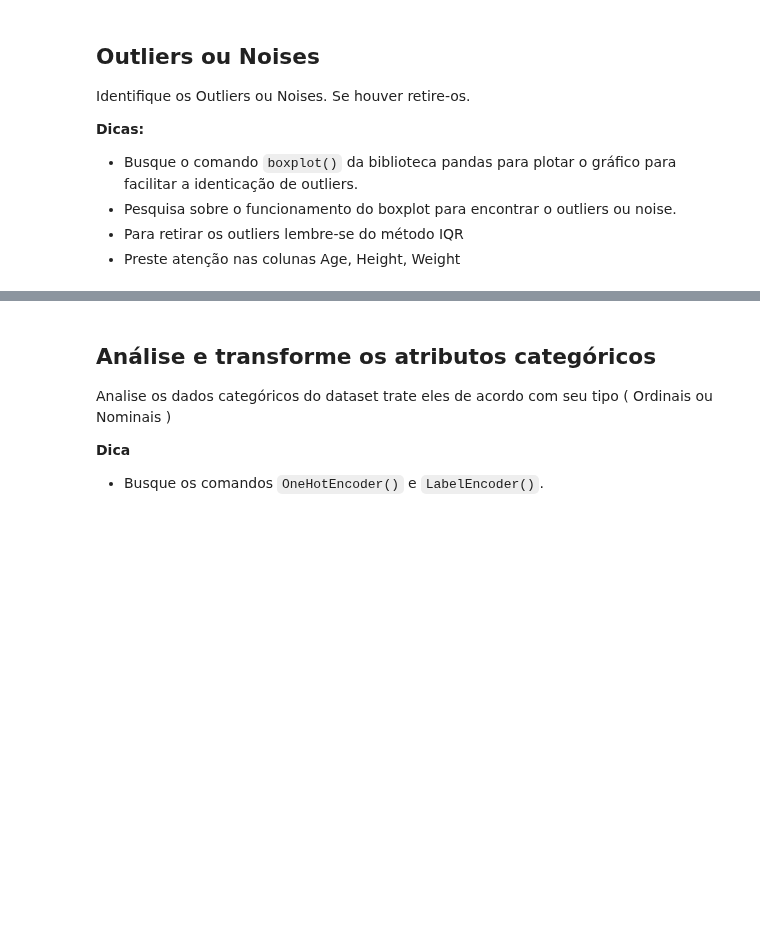
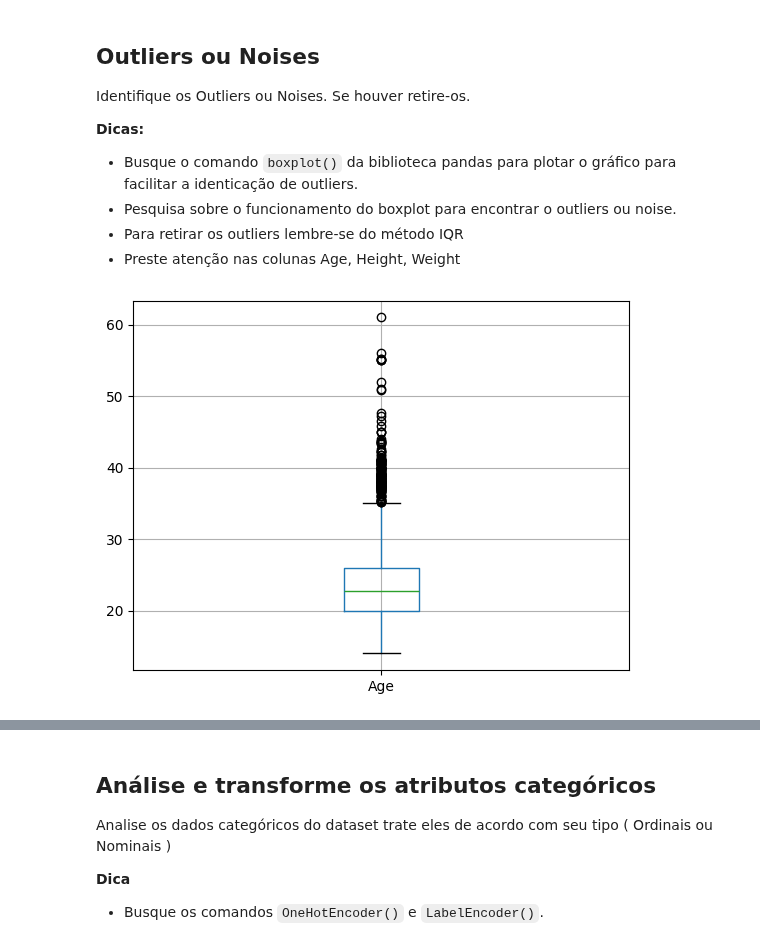
Before and after one commit to Mr-Barros/ENG4502, a Jupyter notebook: Assignment1/Notebook_PreProcessamento_KNN.ipynb, the cells around one changed output, grey strips where cells are left out. Saved outputs shown, nothing was run; the diff lists cells and outputs as text; code cells hidden in the pictures; blank space fills up the shorter version.

```diff
--- a/Assignment1/Notebook_PreProcessamento_KNN.ipynb
+++ b/Assignment1/Notebook_PreProcessamento_KNN.ipynb
@@ -113,3 +115,9 @@ Identifique os Outliers ou Noises. Se houver retire-os.
 * Pesquisa sobre o funcionamento do boxplot para encontrar o outliers ou noise.
 * Para retirar os outliers lembre-se do método IQR
 * Preste atenção nas colunas Age, Height, Weight
+# %%
+age = df[['Age']]
+age.boxplot()
+plt.show()
+# %% [output]
+[figure, added]
```
Also changed, not shown: parts of 8 cells of this notebook.
